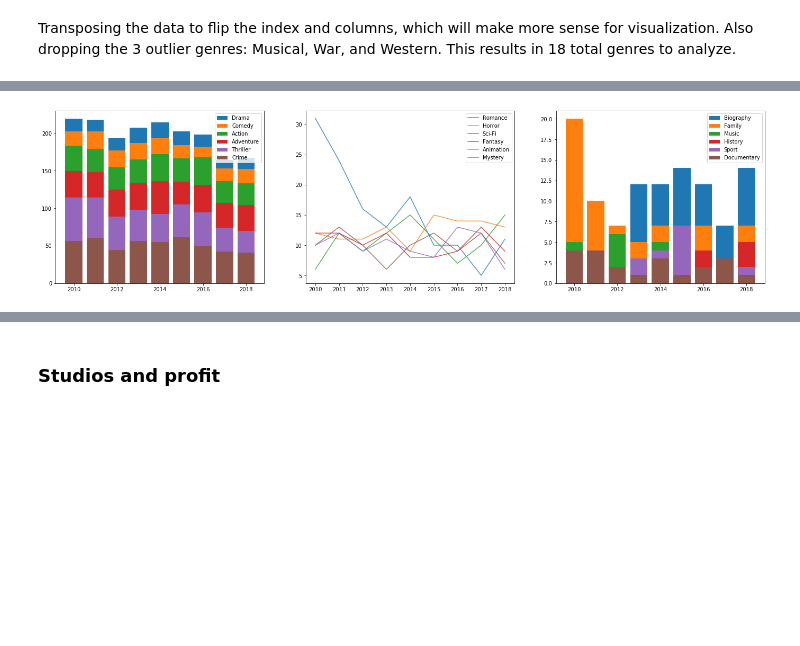
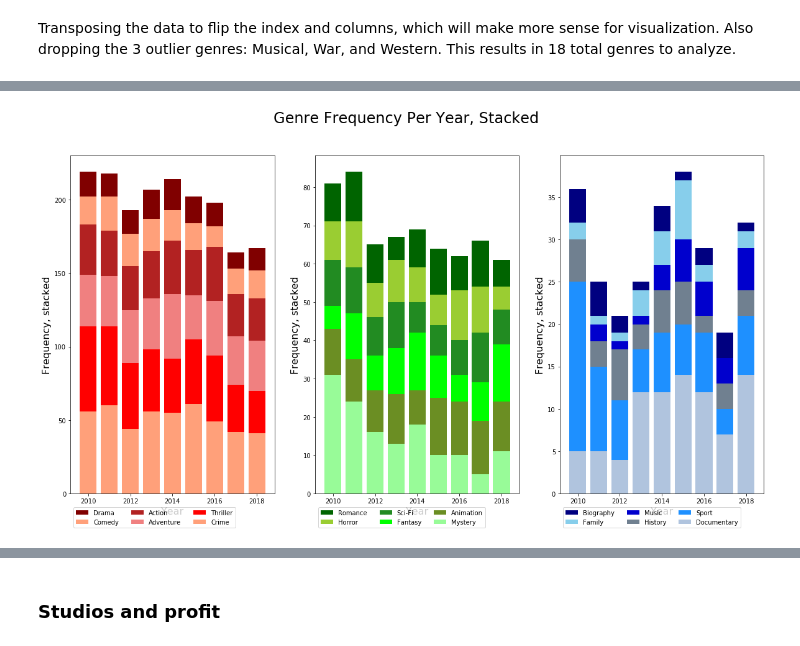
Before and after one commit to yunghanjeong/091420NYCDS_P1_G2_Project, a Jupyter notebook: prelim_eda_yung.ipynb, the cells around one changed output, grey strips where cells are left out. Drawn from its saved outputs; the diff is of its cells as text; code cells hidden in the pictures; blank space fills up the shorter version.

Commit message:
finished genre analysis

```diff
--- a/prelim_eda_yung.ipynb
+++ b/prelim_eda_yung.ipynb
@@ -294,43 +294,80 @@ Transposing the data to flip the index and columns, which will make more sense f
 genre_yearly_count = genre_yearly_count.transpose().drop(columns = ["Musical", "War","Western"])
 # %%
 #set figure size
-plt.figure(figsize=(24,6))
+plt.figure(figsize=(20,10))
 
 #rank each genre to plot, defined number of subplots and get division count
 ranked_genre = genre_yearly_count.mean().sort_values(ascending = False).index
 
 
-#first subplot
+#------------------------------first subplot----------------------------------------#
 ax = plt.subplot(1,3,1)
 axdata = genre_yearly_count[ranked_genre[:6]]
 axlabel = list(axdata.columns)
-barrange1 = list(range(0,len(axdata)-3))[::-1]
+
+#prettifying
+axcolor = ["lightsalmon","red","lightcoral","firebrick","lightsalmon","maroon"]
+
+#this list is used for indexing the data total backwards to draw stacked bar-graph
+barrange1 = list(range(0,len(axdata.columns)))[::-1]
+
 #use for loop to label each line
 for idx, data in zip(barrange1,axdata):
-    print(idx)
     plotheight = axdata.iloc[:,:idx+1].sum(axis=1)
-#     for elses, something in zip(axdata[data].index, axdata[data]):
-#         print(elses, something)
-    ax.bar(axdata.index, plotheight, label=data)
-    #ax.bar(axdata.index, axdata[data], label=data)
-ax.legend()
+    ax.bar(axdata.index, plotheight, label=data, color=axcolor[idx])
+ax.legend(bbox_to_anchor=(0,-0.11,1,1), loc="lower left",ncol=3)
 
-#genre_yearly_count[ranked_genre[:6]].plot(kind="line")
-#second subplot
+#axis label
+ax.set_ylabel("Frequency, stacked", size=16)
+ax.set_xlabel("Year", size=16)
+
+#------------------------------second subplot--------------------------------------#
 ax2 = plt.subplot(1,3,2)
 ax2data = genre_yearly_count[ranked_genre[6:12]]
 ax2label = list(ax2data.columns)
-for data in ax2data:
-    ax2.plot(ax2data.index, ax2data[data], label=data, alpha = 0.8)
-ax2.legend()
 
-#third subplot
+#prettifying
+ax2color = ["palegreen","olivedrab","lime","forestgreen","yellowgreen","darkgreen"]
+
+#this list is used for indexing the data total backwards to draw stacked bar-graph
+barrange2 = list(range(0,len(ax2data.columns)))[::-1]
+
+#use for loop to label each line
+for idx, data in zip(barrange2,ax2data):
+    plotheight = ax2data.iloc[:,:idx+1].sum(axis=1)
+    ax2.bar(ax2data.index, plotheight, label=data,color=ax2color[idx])
+ax2.legend(bbox_to_anchor=(0,-0.11,1,1), loc="lower left",ncol=3)
+
+#axis label
+ax2.set_ylabel("Frequency, stacked", size=16)
+ax2.set_xlabel("Year", size=16)
+
+#-------------------------------third subplot--------------------------------------#
 ax3 = plt.subplot(1,3,3)
 ax3data = genre_yearly_count[ranked_genre[12:]]
 ax3label = list(ax3data.columns)
-for data in ax3data:
-    ax3.bar(ax3data.index, ax3data[data], label=data)
-ax3.legend()
-#plt.legend(ax, axlabel)
+
+#prettifying
+ax3color = ["lightsteelblue","dodgerblue","slategrey","mediumblue","skyblue","navy"]
+
+
+#this list is used for indexing the data total backwards to draw stacked bar-graph
+barrange3 = list(range(0,len(ax3data.columns)))[::-1]
+#use for loop to label each line
+for idx, data in zip(barrange3, ax3data):
+    plotheight = ax3data.iloc[:,:idx+1].sum(axis=1)
+    ax3.bar(ax3data.index, plotheight, label=data, color=ax3color[idx])
+ax3.legend(bbox_to_anchor=(0,-0.11,1,1), loc="lower left",ncol=3)
+
+#axis label
+ax3.set_ylabel("Frequency, stacked", size=16)
+ax3.set_xlabel("Year", size=16)
+
+#Plot Super title
+plt.suptitle("Genre Frequency Per Year, Stacked", size = 24)
+
+#Only run the bottom code to save the plot!
+#plt.savefig("images/genre_peryear_stacked.png")
+
 plt.show()
 # %% [output]
@@ -344 +374 @@ plt.show()
-[figure, old version]
+[figure, new version]
```
Also changed, not shown: parts of 3 cells of this notebook.
